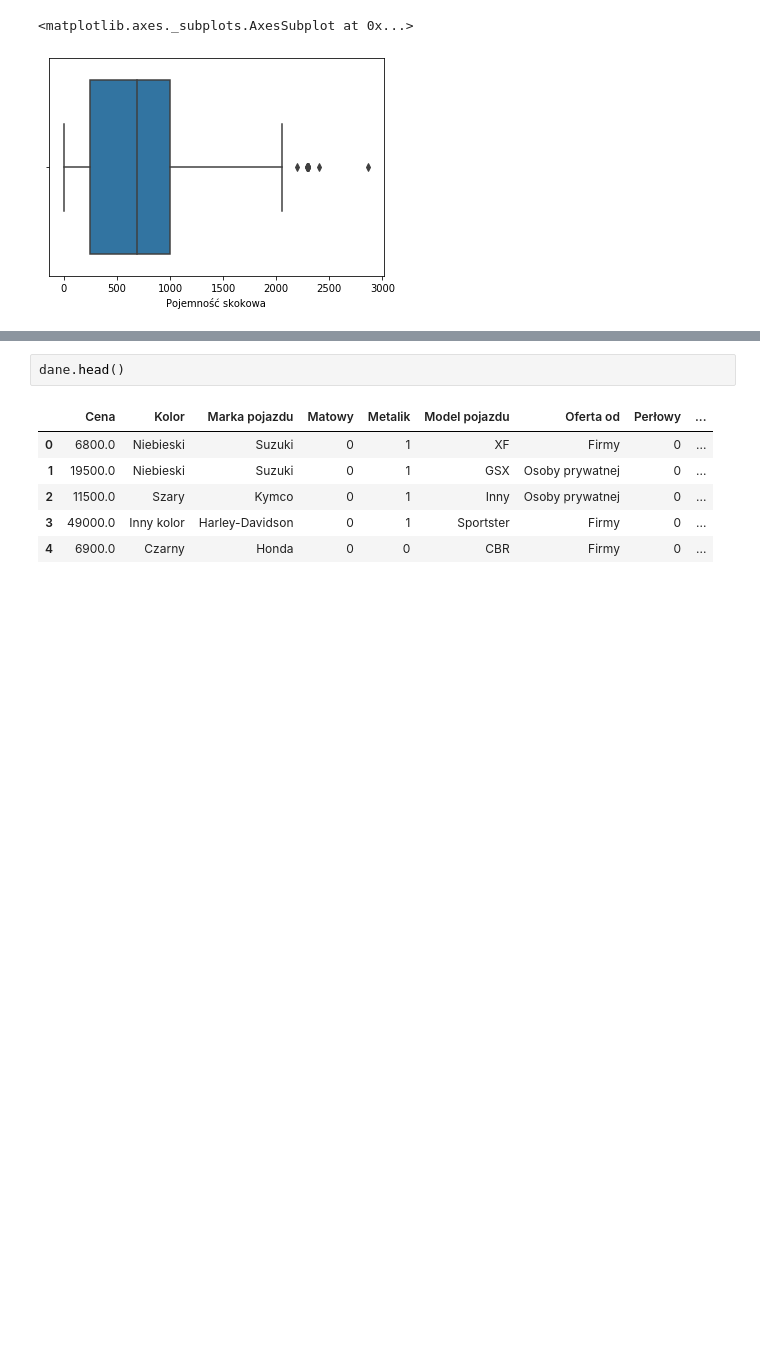
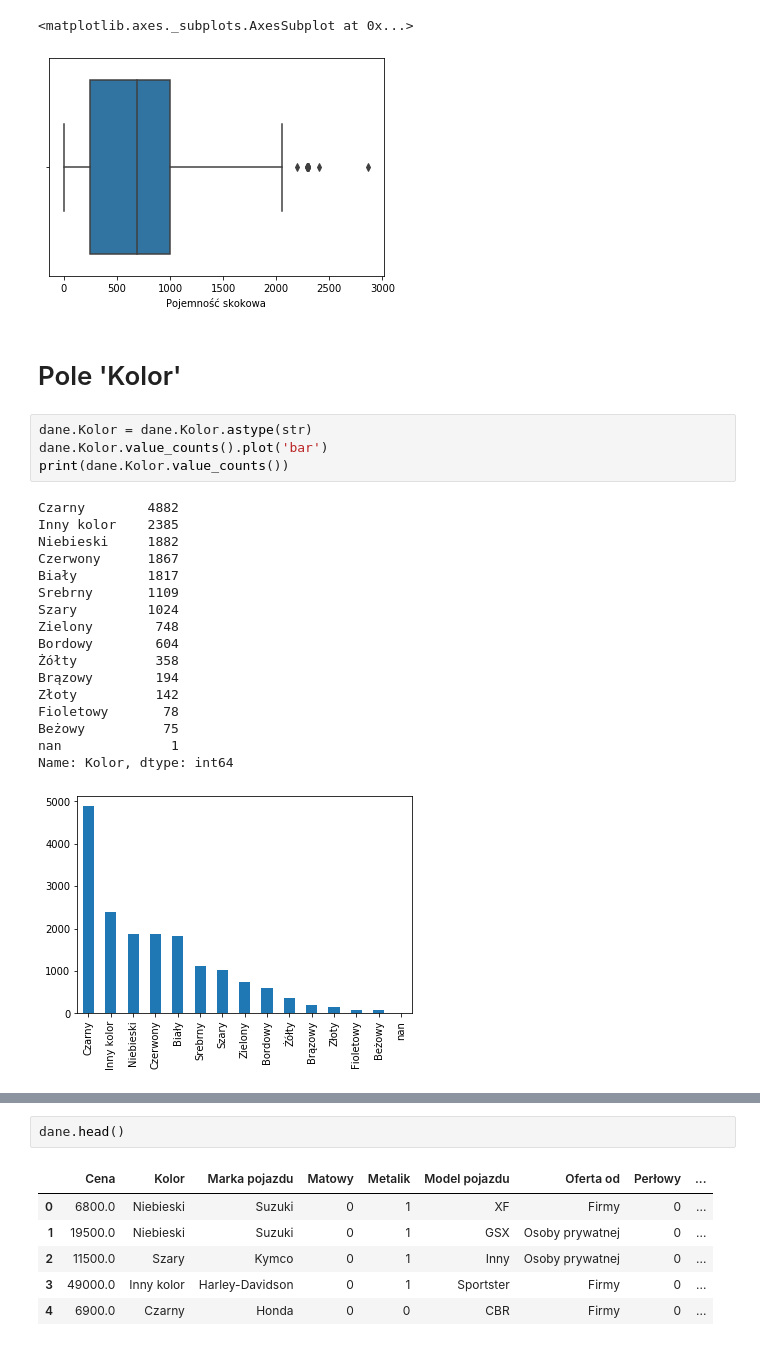
Before and after one commit to kordirko/motory, a Jupyter notebook: projekt_zaliczeniowy.ipynb, the cells around one changed output, grey strips where cells are left out. Cells and saved outputs as stored; diff of their text form; blank space fills up the shorter version.

```diff
--- a/projekt_zaliczeniowy.ipynb
+++ b/projekt_zaliczeniowy.ipynb
@@ -340,3 +360,27 @@ sns.boxplot(x=dane['Pojemność skokowa'])
 # %% [output]
 <matplotlib.axes._subplots.AxesSubplot at 0x...>
 [figure]
+# %% [markdown]
+# Pole 'Kolor'
+# %%
+dane.Kolor = dane.Kolor.astype(str)
+dane.Kolor.value_counts().plot('bar')
+print(dane.Kolor.value_counts())
+# %% [output]
+Czarny        4882
+Inny kolor    2385
+Niebieski     1882
+Czerwony      1867
+Biały         1817
+Srebrny       1109
+Szary         1024
+Zielony        748
+Bordowy        604
+Żółty          358
+Brązowy        194
+Złoty          142
+Fioletowy       78
+Beżowy          75
+nan              1
+Name: Kolor, dtype: int64
+[figure, added]
```
Also changed, not shown: parts of 11 cells of this notebook.
